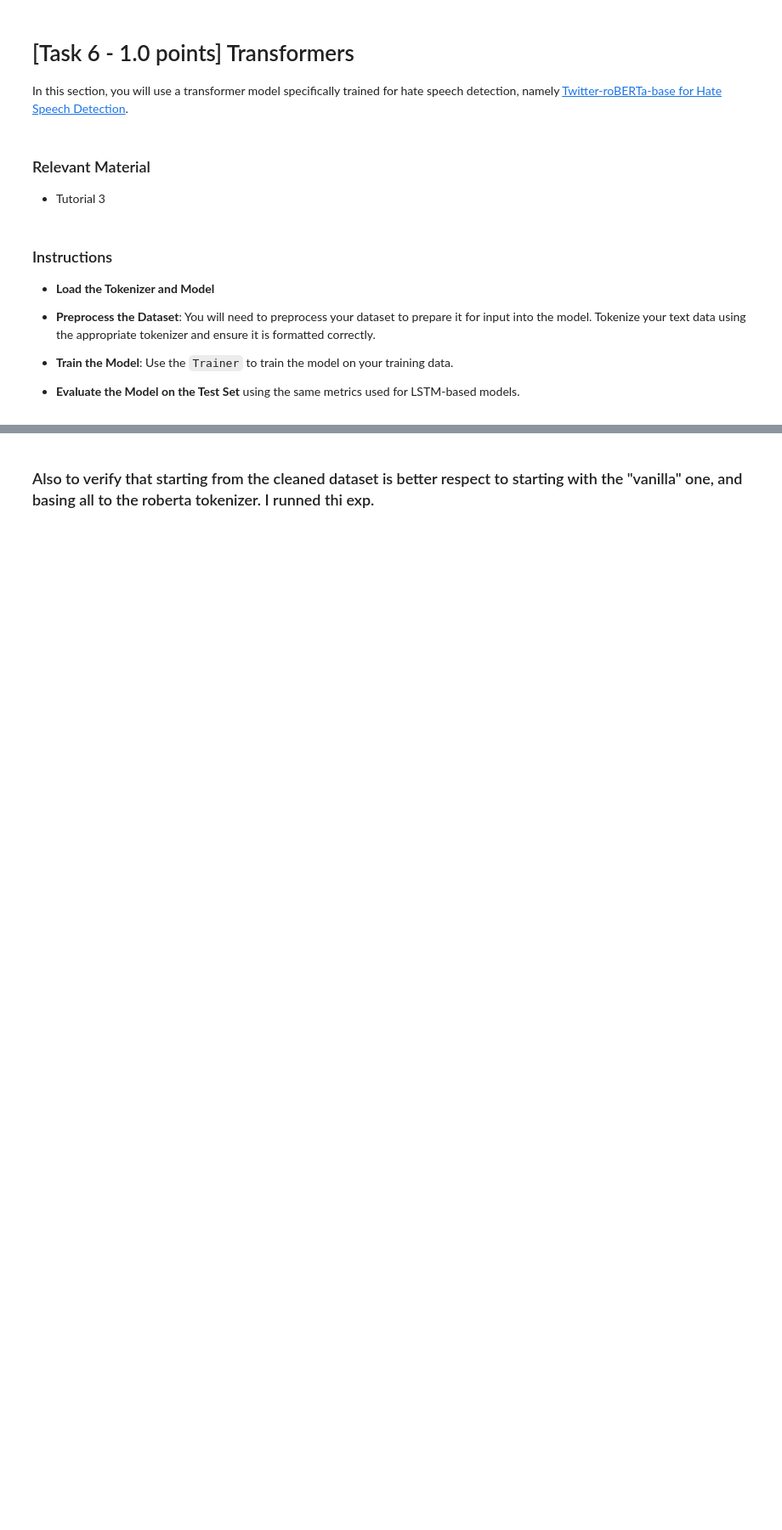
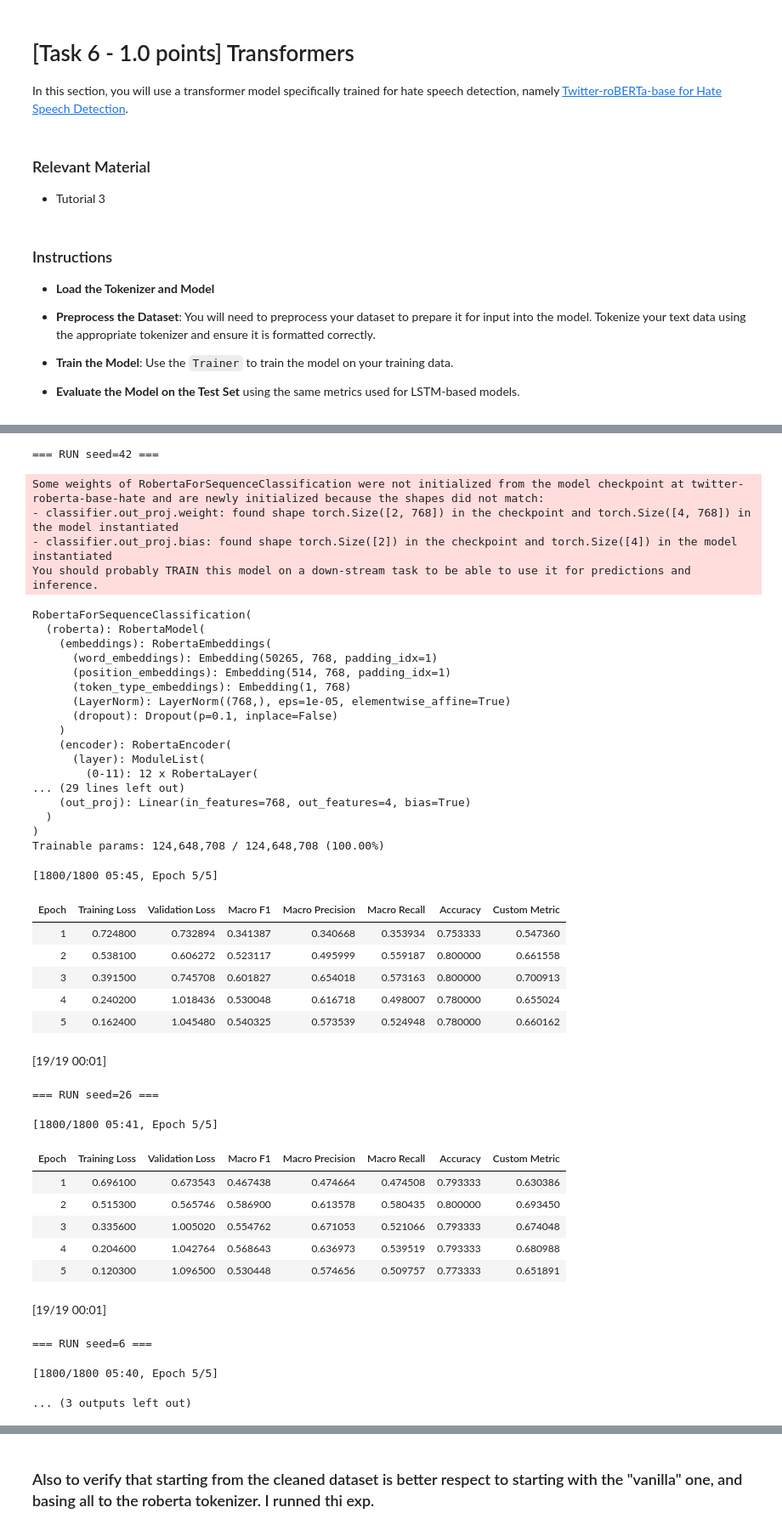
Before and after one commit to 26leonardo/NLP_project, a Jupyter notebook: A1/Assignment1-2526.ipynb, the cells around one changed output, grey strips where cells are left out. Shown at 85% size. Saved outputs shown, nothing was run; the diff lists cells and outputs as text; code cells hidden in the pictures; blank space fills up the shorter version.

Commit message:
aggiornato output ass1

```diff
--- a/A1/Assignment1-2526.ipynb
+++ b/A1/Assignment1-2526.ipynb
@@ -878,8 +899,7 @@ def train_evaluate_model(
     hyperparameters: dict,
     output_dir: str = "./pt_checkpoints",
     fine_tune_partially: bool = False,
-    DEBUG: bool = False,
-    plot: bool = True,
+    VERBOSE: bool = True,
     best_subdir_name: str = "best_model"  # folder name inside each run folder where best model is saved
 ) -> tuple[list[dict], dict, dict]:
     """
@@ -924,7 +944,7 @@ def train_evaluate_model(
         )
         hf_logging.set_verbosity_warning()
 
-        if plot:
+        if VERBOSE:
             if seed == seeds[0]:
                 print(model)
                 trainable, total = count_trainable_parameters(model)
@@ -1018,9 +1038,6 @@ def train_evaluate_model(
         torch.cuda.empty_cache()
         gc.collect()
 
-    if plot:
-        plot_metrics_by_seed(logs)
-
     return results, logs, best_model_dirs
 
 # Compute mean and std (for validation and test metrics)
@@ -1109,7 +1126,7 @@ def _epoch_aggregates(df: pd.DataFrame):
     }
 
 
-def plot_metrics_by_seed(logs_by_seed: Dict[int, pd.DataFrame], figsize_per_row=(10, 2.6)):
+def plot_metrics_by_seed(logs_by_sede: Dict[int, pd.DataFrame], figsize_per_row=(10, 2.6)):
     """
     logs_by_seed: dict mapping seed -> trainer.state.log_history DataFrame
     Produces one figure: rows = seeds (sorted), columns = 2 plots per row:
@@ -1162,21 +1179,21 @@ def plot_metrics_by_seed(logs_by_seed: Dict[int, pd.DataFrame], figsize_per_row=
         any_plot = False
         # train loss
         if len(agg["train_loss"]) > 0:
-            ax2.plot(agg["train_loss"].index, agg["train_loss"].values, linestyle="-", marker=".", label="train loss", color="C1")
+            ax2.plot(agg["train_loss"].index, agg["train_loss"].values, linestyle="--", marker=".", label="train loss", color="C1")
             any_plot = True
         # eval loss
         if len(agg["eval_loss"]) > 0:
-            ax2.plot(agg["eval_loss"].index, agg["eval_loss"].values, linestyle="--", marker="o", label="val loss", color="C3")
+            ax2.plot(agg["eval_loss"].index, agg["eval_loss"].values, linestyle="--", marker=".", label="val loss", color="C3")
             any_plot = True
 
         # accuracy on twin axis
         if len(agg["eval_acc"]) > 0 or len(agg["train_acc"]) > 0:
             ax2_t = ax2.twinx()
             if len(agg["eval_acc"]) > 0:
-                ax2_t.plot(agg["eval_acc"].index, agg["eval_acc"].values, linestyle="-.", marker="s", label="val acc", color="C2")
+                ax2_t.plot(agg["eval_acc"].index, agg["eval_acc"].values, linestyle="-.", marker="v", label="val acc", color="C2")
                 any_plot = True
             if len(agg["train_acc"]) > 0:
-                ax2_t.plot(agg["train_acc"].index, agg["train_acc"].values, linestyle=":", marker="v", label="train acc", color="C4")
+                ax2_t.plot(agg["train_acc"].index, agg["train_acc"].values, linestyle="-.", marker="v", label="train acc", color="C4")
                 any_plot = True
             ax2_t.set_ylim(-0.02, 1.02)
             ax2_t.set_ylabel("accuracy", color="C2")
@@ -1246,11 +1263,6 @@ def plot_summary_metrics(df_out: pd.DataFrame, agg: pd.DataFrame, best_run: pd.S
     ax.grid(axis="y", alpha=0.3)
     ax.legend(ncol=min(4, n_seeds), fontsize="small", loc="upper center", bbox_to_anchor=(0.5, -0.15))
 
-    if best_run is not None:
-        for j, m in enumerate(val_metrics):
-            best_val = float(best_run[m])
-            ax.scatter(j, best_val + 0.03, marker="*", s=120, c="black", zorder=6)
-
     # Row 2: Test grouped bars
     ax = axes[1]
     x = np.arange(len(test_metrics))
@@ -1272,11 +1284,6 @@ def plot_summary_metrics(df_out: pd.DataFrame, agg: pd.DataFrame, best_run: pd.S
     leg = ax.get_legend()
     if leg is not None:
         leg.remove()
-
-    if best_run is not None:
-        for j, m in enumerate(test_metrics):
-            best_val = float(best_run[m])
-            ax.scatter(j, best_val + 0.03, marker="*", s=120, c="black", zorder=6)
 
     # Row 3: Mean ± Std only (no boxplots)
     ax = axes[2]
@@ -1309,15 +1316,59 @@ def plot_summary_metrics(df_out: pd.DataFrame, agg: pd.DataFrame, best_run: pd.S
 # %%
 # Hyperparameters
 hyper = {
     "batch_size": 8,
     "epochs": 5,
     "learning_rate": 3e-5,
     "weight_decay": 0.01
 }
 
-results, logs, best_model_dirs = train_evaluate_model(seeds, hyper, output_dir, fine_tune_partially = False, DEBUG=True)
+results, logs, best_model_dirs = train_evaluate_model(seeds, hyper, output_dir, fine_tune_partially = False)
+plot_metrics_by_seed(logs)
 df_out = pd.DataFrame(results)
 df_out = df_out.sort_values("test_macro_f1", ascending=False).reset_index(drop=True)
+# %% [output]
+=== RUN seed=42 ===
+Some weights of RobertaForSequenceClassification were not initialized from the model checkpoint at twitter-roberta-base-hate and are newly initialized because the shapes did not match:
+- classifier.out_proj.weight: found shape torch.Size([2, 768]) in the checkpoint and torch.Size([4, 768]) in the model instantiated
+- classifier.out_proj.bias: found shape torch.Size([2]) in the checkpoint and torch.Size([4]) in the model instantiated
+You should probably TRAIN this model on a down-stream task to be able to use it for predictions and inference.
+RobertaForSequenceClassification(
+  (roberta): RobertaModel(
+    (embeddings): RobertaEmbeddings(
+      (word_embeddings): Embedding(50265, 768, padding_idx=1)
+      (position_embeddings): Embedding(514, 768, padding_idx=1)
+      (token_type_embeddings): Embedding(1, 768)
+      (LayerNorm): LayerNorm((768,), eps=1e-05, elementwise_affine=True)
+      (dropout): Dropout(p=0.1, inplace=False)
+    )
+    (encoder): RobertaEncoder(
+      (layer): ModuleList(
+        (0-11): 12 x RobertaLayer(
+... (29 lines left out)
+    (out_proj): Linear(in_features=768, out_features=4, bias=True)
+  )
+)
+Trainable params: 124,648,708 / 124,648,708 (100.00%)
+[1800/1800 05:45, Epoch 5/5]
+| Epoch | Training Loss | Validation Loss | Macro F1 | Macro Precision | Macro Recall | Accuracy | Custom Metric |
+| 1 | 0.724800 | 0.732894 | 0.341387 | 0.340668 | 0.353934 | 0.753333 | 0.547360 |
+| 2 | 0.538100 | 0.606272 | 0.523117 | 0.495999 | 0.559187 | 0.800000 | 0.661558 |
+| 3 | 0.391500 | 0.745708 | 0.601827 | 0.654018 | 0.573163 | 0.800000 | 0.700913 |
+| 4 | 0.240200 | 1.018436 | 0.530048 | 0.616718 | 0.498007 | 0.780000 | 0.655024 |
+| 5 | 0.162400 | 1.045480 | 0.540325 | 0.573539 | 0.524948 | 0.780000 | 0.660162 |
+[19/19 00:01]
+=== RUN seed=26 ===
+[1800/1800 05:41, Epoch 5/5]
+| Epoch | Training Loss | Validation Loss | Macro F1 | Macro Precision | Macro Recall | Accuracy | Custom Metric |
+| 1 | 0.696100 | 0.673543 | 0.467438 | 0.474664 | 0.474508 | 0.793333 | 0.630386 |
+| 2 | 0.515300 | 0.565746 | 0.586900 | 0.613578 | 0.580435 | 0.800000 | 0.693450 |
+| 3 | 0.335600 | 1.005020 | 0.554762 | 0.671053 | 0.521066 | 0.793333 | 0.674048 |
+| 4 | 0.204600 | 1.042764 | 0.568643 | 0.636973 | 0.539519 | 0.793333 | 0.680988 |
+| 5 | 0.120300 | 1.096500 | 0.530448 | 0.574656 | 0.509757 | 0.773333 | 0.651891 |
+[19/19 00:01]
+=== RUN seed=6 ===
+[1800/1800 05:40, Epoch 5/5]
+... (3 outputs left out)
 # %%
 display(df_out.filter(regex='seed|best_epoch|val').sort_values("val_macro_f1", ascending=False))
 display(df_out.sort_values("val_macro_f1", ascending=False).filter(regex='seed|best_epoch|test'))
```
Also changed, not shown: parts of 7 cells of this notebook, 8 other files.
